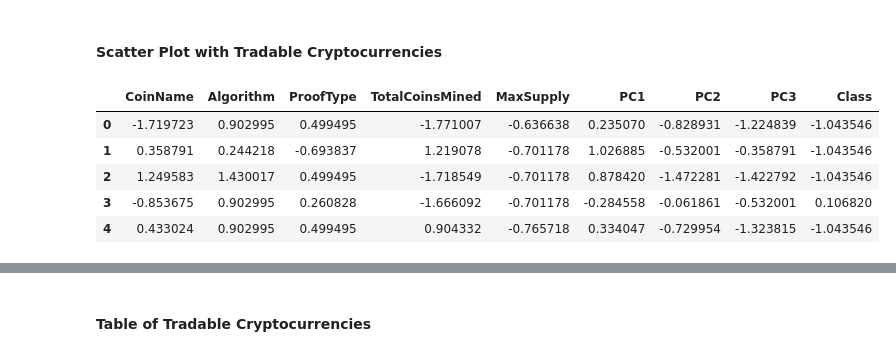
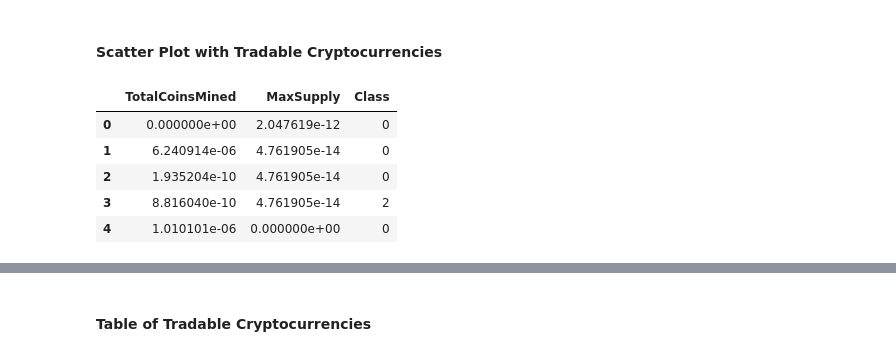
Before and after one commit to adamgulyas/cloud-unsupervised-learning, a Jupyter notebook: crypto_clustering.ipynb, the cells around one changed output, grey strips where cells are left out. Saved outputs shown, nothing was run; the diff lists cells and outputs as text; code cells hidden in the pictures.

```diff
--- a/crypto_clustering.ipynb
+++ b/crypto_clustering.ipynb
@@ -193,16 +230,18 @@ clustered_df.head()
 #### Scatter Plot with Tradable Cryptocurrencies
 # %%
 # Scale data to create the scatter plot
-clustered_encoded = OrdinalEncoder().fit_transform(clustered_df)
-clustered_scaled = StandardScaler().fit_transform(clustered_encoded)
-new_df = pd.DataFrame(data=clustered_scaled, columns=clustered_df.columns)
-new_df.head()
+scatter_data = MinMaxScaler().fit_transform(
+    clustered_df[['TotalCoinsMined', 'MaxSupply']]
+)
+scatterplot_df = pd.DataFrame(data=scatter_data, columns=['TotalCoinsMined', 'MaxSupply'])
+scatterplot_df['Class'] = clustered_df['Class'].values
+scatterplot_df.head()
 # %% [output]
-|  | CoinName | Algorithm | ProofType | TotalCoinsMined | MaxSupply | PC1 | PC2 | PC3 | Class |
-| 0 | -1.719723 | 0.902995 | 0.499495 | -1.771007 | -0.636638 | 0.235070 | -0.828931 | -1.224839 | -1.043546 |
-| 1 | 0.358791 | 0.244218 | -0.693837 | 1.219078 | -0.701178 | 1.026885 | -0.532001 | -0.358791 | -1.043546 |
-| 2 | 1.249583 | 1.430017 | 0.499495 | -1.718549 | -0.701178 | 0.878420 | -1.472281 | -1.422792 | -1.043546 |
-| 3 | -0.853675 | 0.902995 | 0.260828 | -1.666092 | -0.701178 | -0.284558 | -0.061861 | -0.532001 | 0.106820 |
-| 4 | 0.433024 | 0.902995 | 0.499495 | 0.904332 | -0.765718 | 0.334047 | -0.729954 | -1.323815 | -1.043546 |
+|  | TotalCoinsMined | MaxSupply | Class |
+| 0 | 0.000000e+00 | 2.047619e-12 | 0 |
+| 1 | 6.240914e-06 | 4.761905e-14 | 0 |
+| 2 | 1.935204e-10 | 4.761905e-14 | 0 |
+| 3 | 8.816040e-10 | 4.761905e-14 | 2 |
+| 4 | 1.010101e-06 | 0.000000e+00 | 0 |
 # %%
 # Plot the scatter with x="TotalCoinsMined" and y="MaxSupply"
```
Also changed, not shown: parts of 11 cells of this notebook.
